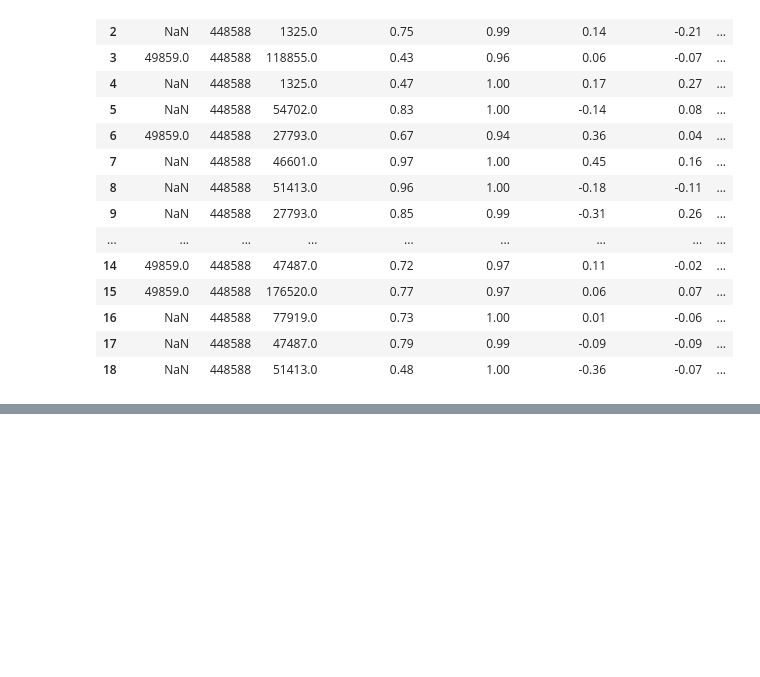
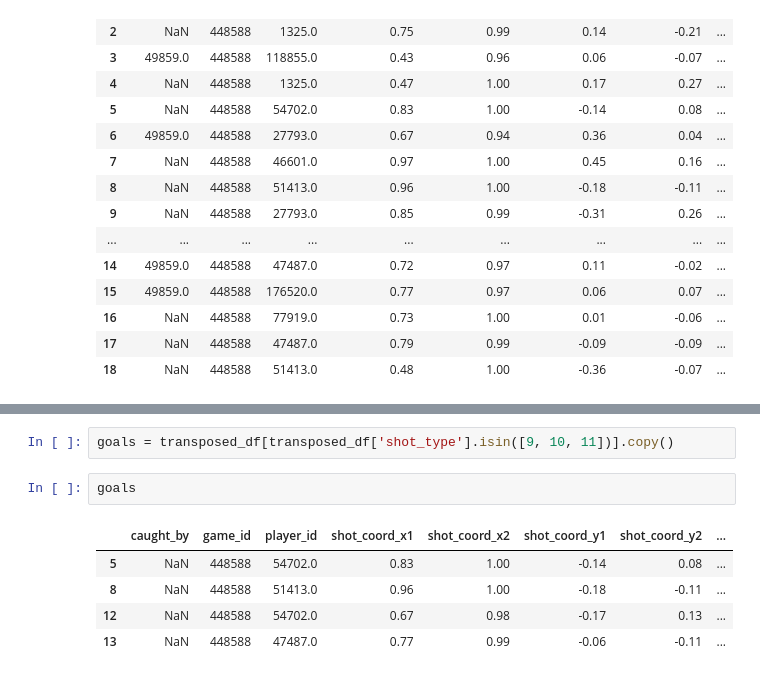
Before and after one commit to d-v-dlee/super_liga_xg, a Jupyter notebook: test_functions.ipynb, the cells around one changed output, grey strips where cells are left out. Saved outputs shown, nothing was run; the diff lists cells and outputs as text; blank space fills up the shorter version.

```diff
--- a/test_functions.ipynb
+++ b/test_functions.ipynb
@@ -149,0 +151,10 @@ ax.set_facecolor('xkcd:lightgreen')
+# %%
+goals = transposed_df[transposed_df['shot_type'].isin([9, 10, 11])].copy()
+# %%
+goals
+# %% [output]
+|  | caught_by | game_id | player_id | shot_coord_x1 | shot_coord_x2 | shot_coord_y1 | shot_coord_y2 | ... |
+| 5 | NaN | 448588 | 54702.0 | 0.83 | 1.00 | -0.14 | 0.08 | ... |
+| 8 | NaN | 448588 | 51413.0 | 0.96 | 1.00 | -0.18 | -0.11 | ... |
+| 12 | NaN | 448588 | 54702.0 | 0.67 | 0.98 | -0.17 | 0.13 | ... |
+| 13 | NaN | 448588 | 47487.0 | 0.77 | 0.99 | -0.06 | -0.11 | ... |
```
Also changed, not shown: parts of 2 cells of this notebook.
